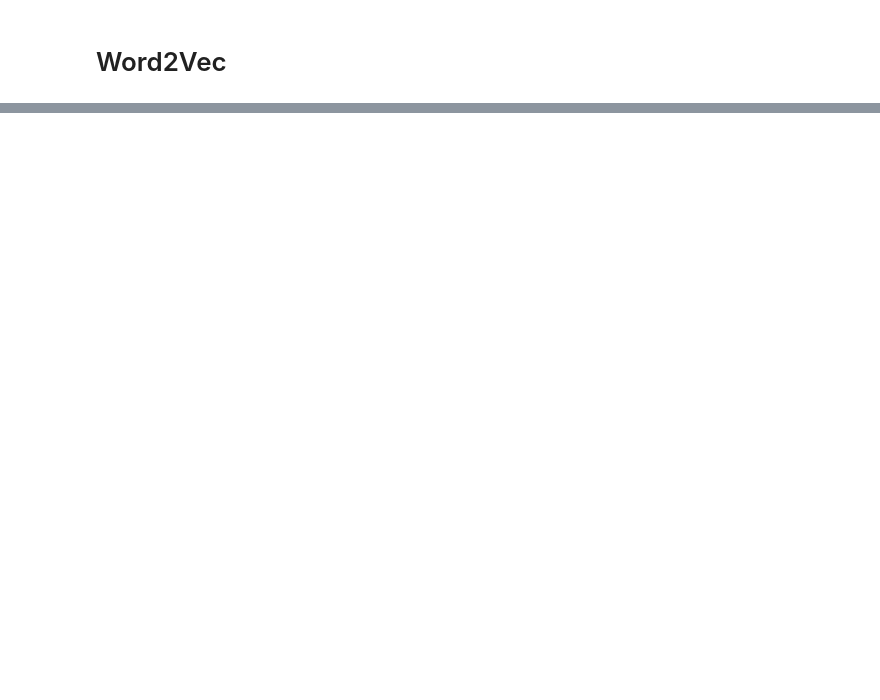
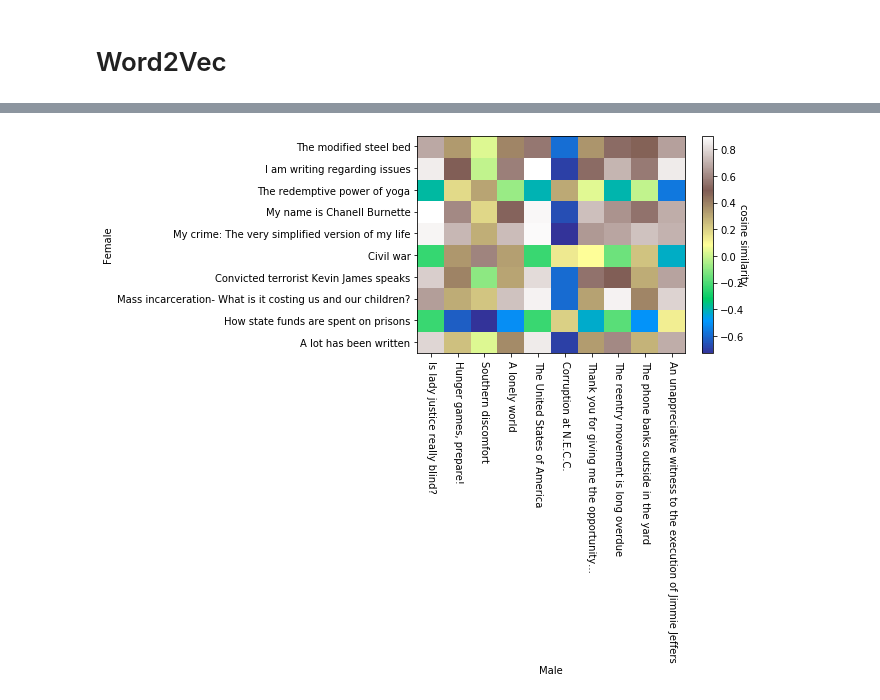
Before and after one commit to DSharm/american-prison-writing_nlp, a Jupyter notebook: analysis/word_embedding.ipynb, the cells around one changed output, grey strips where cells are left out. Cells and saved outputs as stored; diff of their text form; code cells hidden in the pictures; blank space fills up the shorter version.

```diff
--- a/analysis/word_embedding.ipynb
+++ b/analysis/word_embedding.ipynb
@@ -100,0 +315,10 @@ most_similar_table
+# %%
+male_essays = df[df['gender_agg']=='Male']
+female_essays = df[df['gender_agg']=='Female']
+# %%
+sample_male = male_essays['title'].sample(10,random_state=0)
+sample_female = female_essays['title'].sample(10,random_state=0)
+# %%
+fcns.heatmap_doc_similar("Male",sample_male,"Female",sample_female,d2v)
+# %% [output]
+[figure, added]
```
Also changed, not shown: parts of 46 cells of this notebook, 4 other files.
